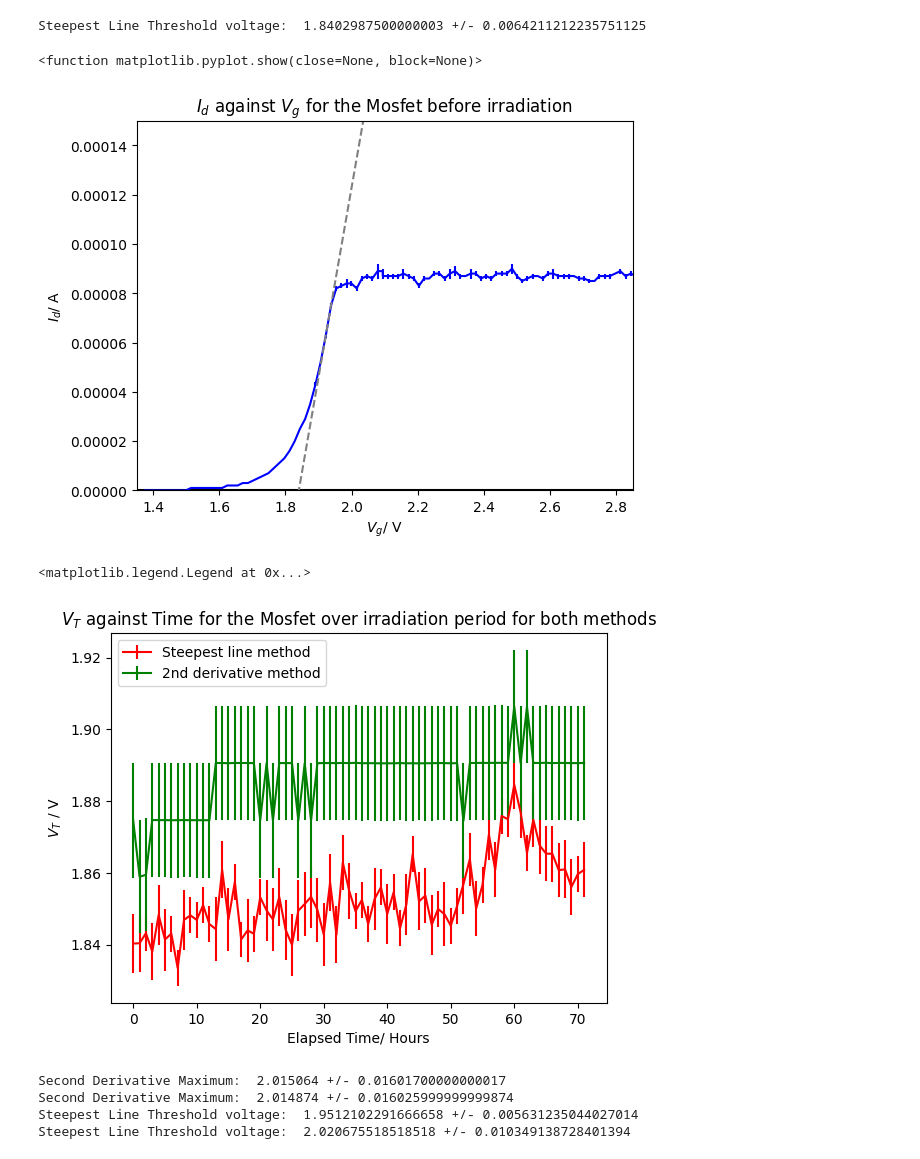
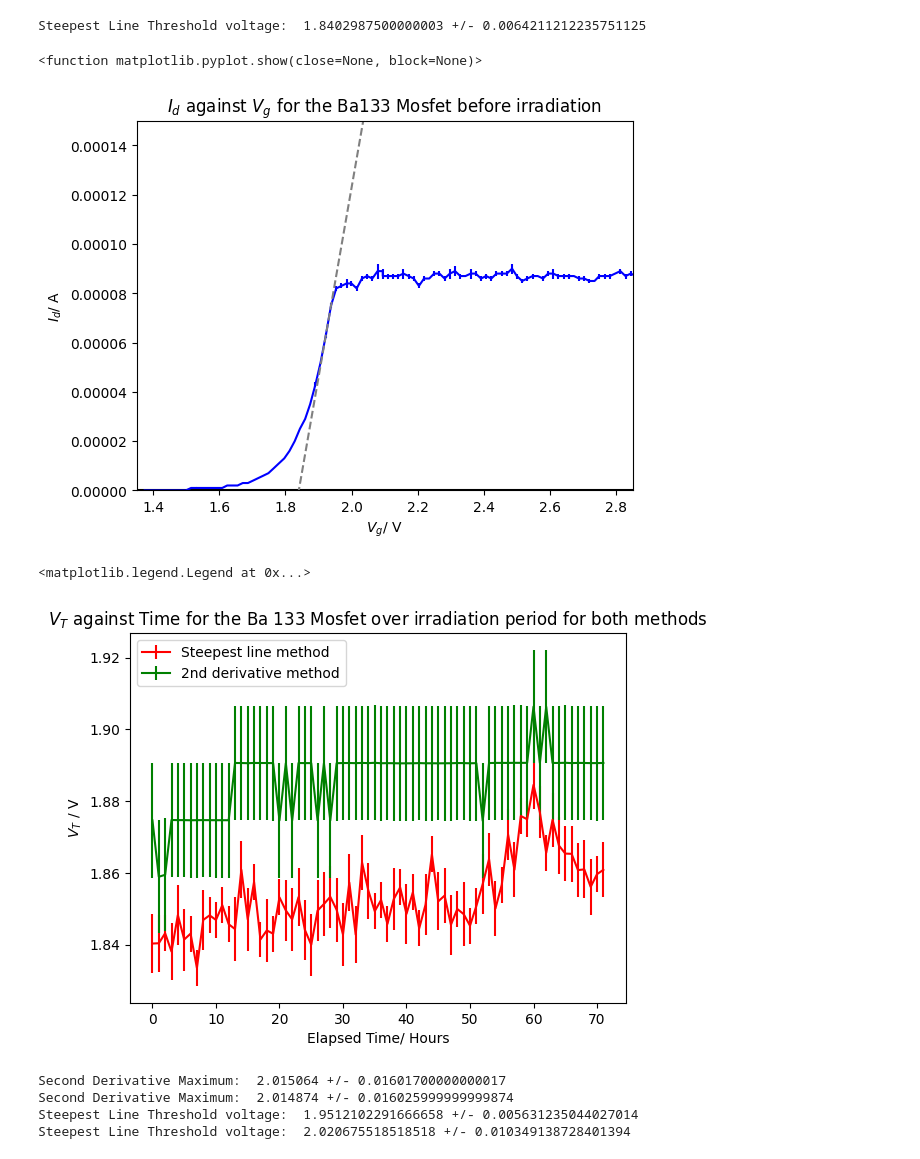
Before and after one commit to fhirstplace/Python-Labs-EDOS, a Jupyter notebook: xml graph maker (all).ipynb, the cells around one changed output. Cells and saved outputs as stored; diff of their text form; code cells hidden in the pictures.

Commit message:
Beta source graphs

```diff
--- a/xml graph maker (all).ipynb
+++ b/xml graph maker (all).ipynb
@@ -229,27 +229,27 @@ plot_iv(datasets, colour = 'blue', label = 'Before Irradiation')
 plot_steepest_line(datasets, colour = 'gray', label = None)
 
 plt.axhline(y = 0, color = 'black')
-plt.title( "$I_d$ against $V_g$ for the Mosfet before irradiation")
+plt.title( "$I_d$ against $V_g$ for the Ba133 Mosfet before irradiation")
 ax[0].set_ylabel('$I_d$/ A')
 ax[0].set_xlabel('$V_g$/ V')
 plt.show
 # %% [output]
 Steepest Line Threshold voltage:  1.8402987500000003 +/- 0.0064211212235751125
 <function matplotlib.pyplot.show(close=None, block=None)>
-[figure, old version]
+[figure, new version]
 # %%
 fig, ax = plt.subplots()
 ax = [ax]
 
 plot_steepest_threshold_time(datasets2)
 plot_derivative_thresholds_time(datasets2)
-plt.title( "$V_T$ against Time for the Mosfet over irradiation period for both methods")
+plt.title( "$V_T$ against Time for the Ba 133 Mosfet over irradiation period for both methods")
 ax[0].set_ylabel('$V_T$ / V')
 ax[0].set_xlabel('Elapsed Time/ Hours')
 plt.legend(loc = 'upper left')
 # %% [output]
 <matplotlib.legend.Legend at 0x...>
-[figure, old version]
+[figure, new version]
 # %%
 #Archeology 6 Gray
 data_file3 = 'xml_Data/arch5unirradiated.xml'
```
Also changed, not shown: parts of 3 cells of this notebook.
